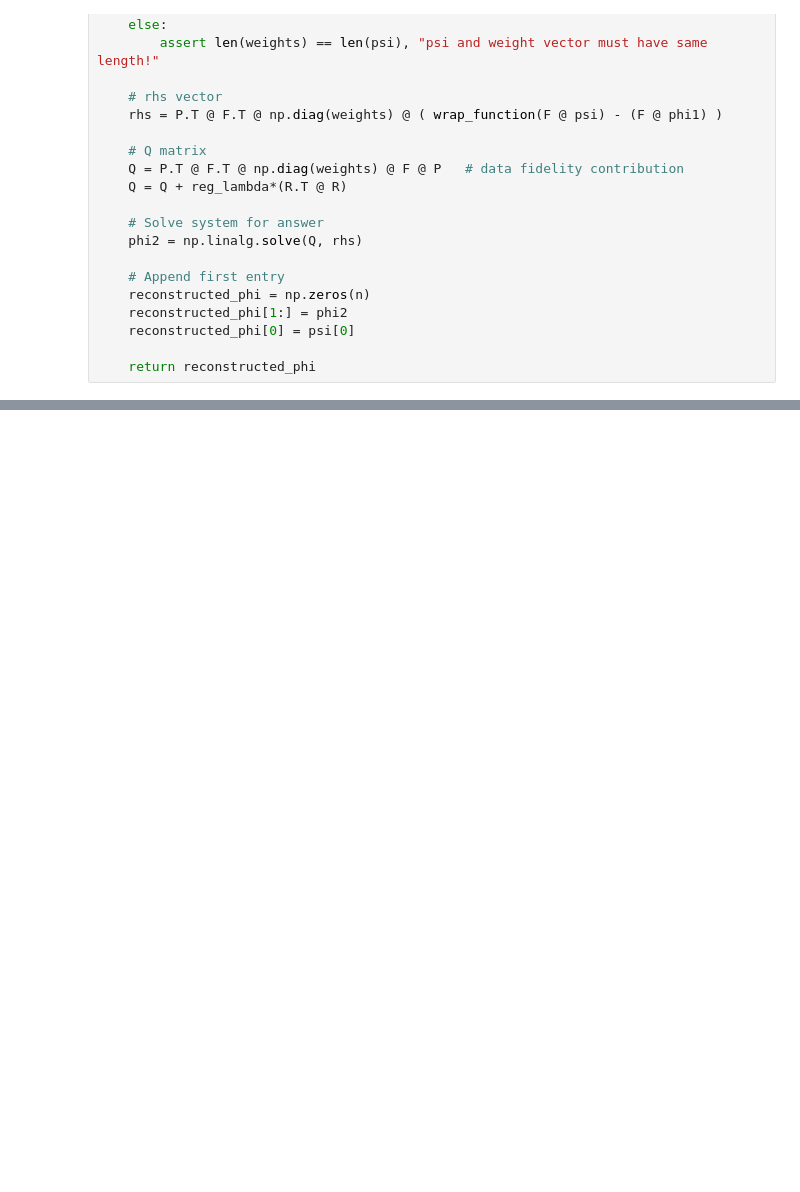
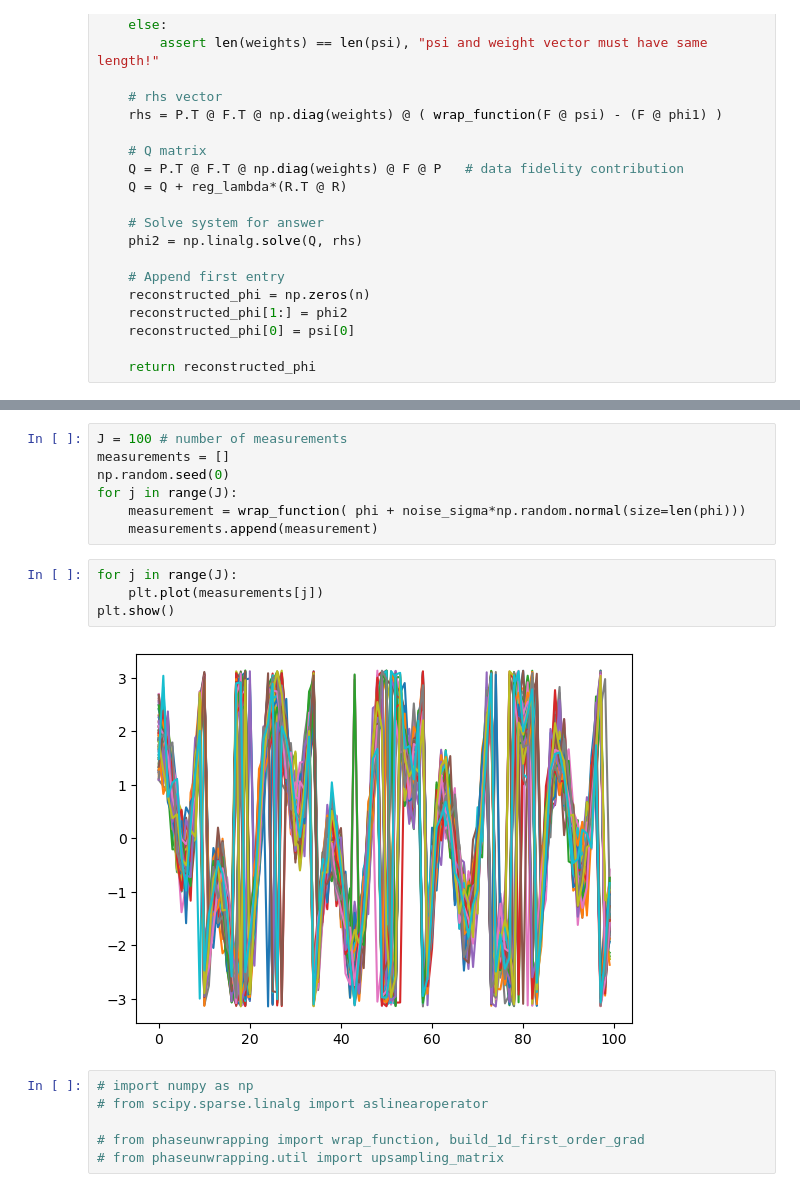
Before and after one commit to henrymorris120/Interferometry-and-Phase-Unwrapping-Research, a Jupyter notebook: dev/tikhonov_regularization.ipynb, the cells around one changed output, grey strips where cells are left out. Saved outputs shown, nothing was run; the diff lists cells and outputs as text; blank space fills up the shorter version.

```diff
--- a/dev/tikhonov_regularization.ipynb
+++ b/dev/tikhonov_regularization.ipynb
@@ -201,0 +166,19 @@ array([[-2.,  1.,  0.,  0.,  0.],
+# %%
+J = 100 # number of measurements
+measurements = []
+np.random.seed(0)
+for j in range(J):
+    measurement = wrap_function( phi + noise_sigma*np.random.normal(size=len(phi)))
+    measurements.append(measurement)
+# %%
+for j in range(J):
+    plt.plot(measurements[j])
+plt.show()
+# %% [output]
+[figure, added]
+# %%
+# import numpy as np
+# from scipy.sparse.linalg import aslinearoperator
+
+# from phaseunwrapping import wrap_function, build_1d_first_order_grad
+# from phaseunwrapping.util import upsampling_matrix
```
Also changed, not shown: parts of 16 cells of this notebook, 1 other file.
